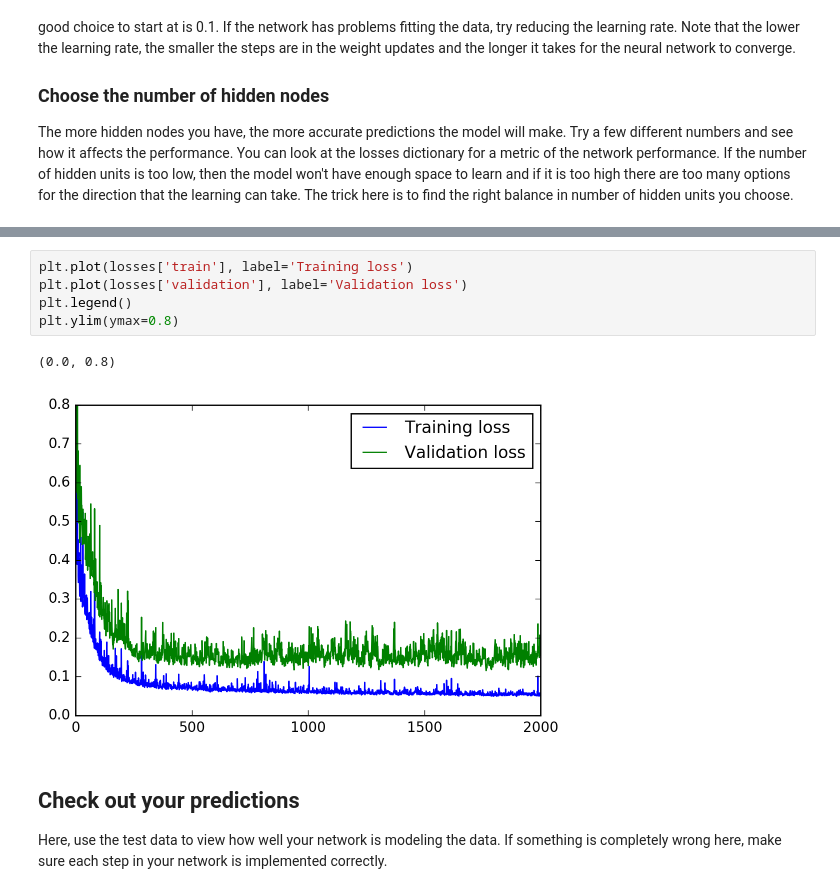
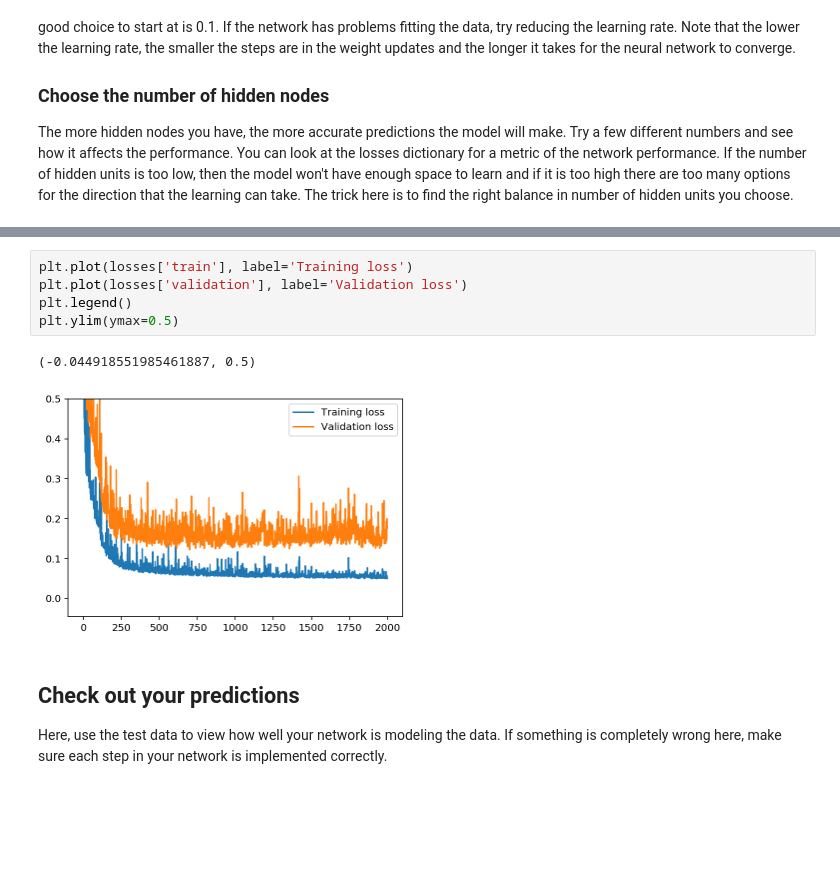
Before and after one commit to FernandoFavoretti/DeepLearning, a Jupyter notebook: dlnd-your-first-network/DLND Your first neural network.ipynb, the cells around one changed output, grey strips where cells are left out. Saved outputs shown, nothing was run; the diff lists cells and outputs as text; blank space fills up the shorter version.

```diff
--- a/dlnd-your-first-network/DLND Your first neural network.ipynb
+++ b/dlnd-your-first-network/DLND Your first neural network.ipynb
@@ -227,11 +227,11 @@ Progress: 99.9% ... Training loss: 0.054 ... Validation loss: 0.155rogress: 0.05
 # %%
 plt.plot(losses['train'], label='Training loss')
 plt.plot(losses['validation'], label='Validation loss')
 plt.legend()
-plt.ylim(ymax=0.8)
+plt.ylim(ymax=0.5)
 # %% [output]
-(0.0, 0.8)
+(-0.044918551985461887, 0.5)
-[figure, old version]
+[figure, new version]
 # %% [markdown]
 ## Check out your predictions
 
```
Also changed, not shown: parts of 5 cells of this notebook, 1 other file.
